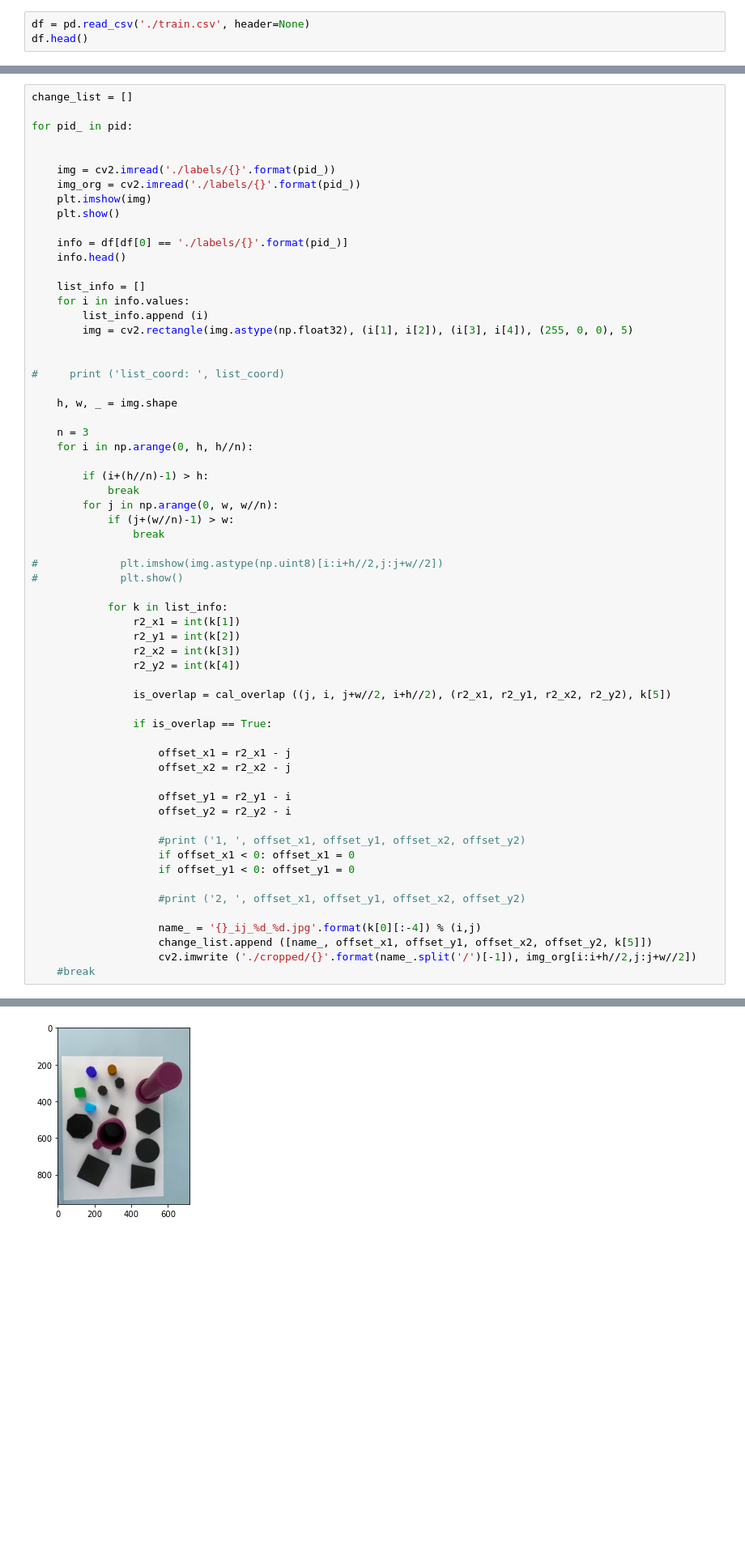
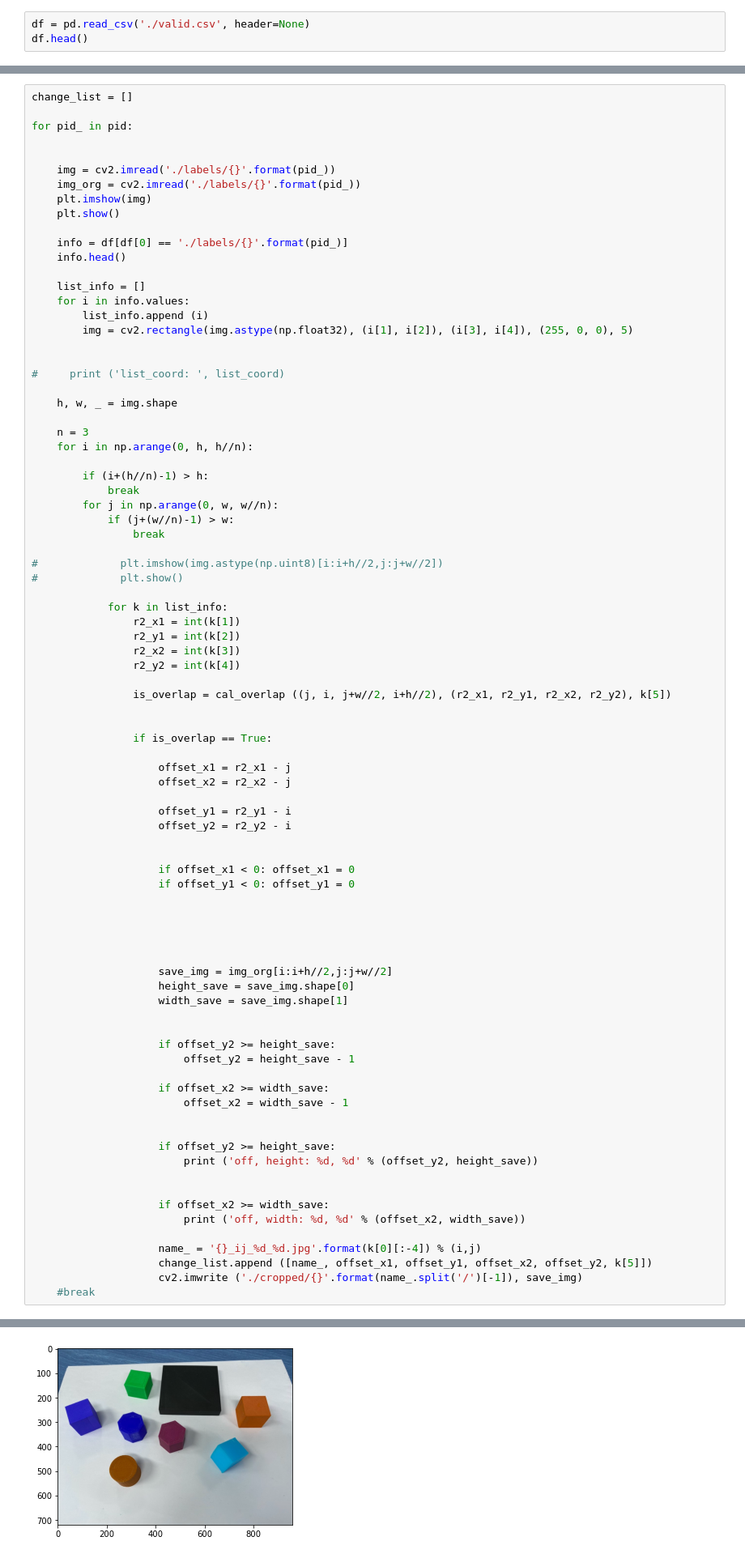
Before and after one commit to younggon2/Education-ComputerVision-DeepLearning, a Jupyter notebook: objects_split_into_smallobjects.ipynb, the cells around one changed output, grey strips where cells are left out. Shown at 81% size. Cells and saved outputs as stored; diff of their text form; blank space fills up the shorter version.

```diff
--- a/objects_split_into_smallobjects.ipynb
+++ b/objects_split_into_smallobjects.ipynb
@@ -5,7 +5,7 @@ import numpy as np
 import pandas as pd
 import matplotlib.pyplot as plt
 # %%
-df = pd.read_csv('./train.csv', header=None)
+df = pd.read_csv('./valid.csv', header=None)
 df.head()
 # %% [output]
 |  | 0 | 1 | 2 | 3 | 4 | 5 |
@@ -96,6 +96,7 @@ for pid_ in pid:
 
                 is_overlap = cal_overlap ((j, i, j+w//2, i+h//2), (r2_x1, r2_y1, r2_x2, r2_y2), k[5])
 
+
                 if is_overlap == True:
 
                     offset_x1 = r2_x1 - j
@@ -104,14 +105,35 @@ for pid_ in pid:
                     offset_y1 = r2_y1 - i
                     offset_y2 = r2_y2 - i
 
-                    #print ('1, ', offset_x1, offset_y1, offset_x2, offset_y2)
+
                     if offset_x1 < 0: offset_x1 = 0
                     if offset_y1 < 0: offset_y1 = 0
 
-                    #print ('2, ', offset_x1, offset_y1, offset_x2, offset_y2)
+
+
+
+
+                    save_img = img_org[i:i+h//2,j:j+w//2]
+                    height_save = save_img.shape[0]
+                    width_save = save_img.shape[1]
+
+
+                    if offset_y2 >= height_save:
+                        offset_y2 = height_save - 1
+
+                    if offset_x2 >= width_save:
+                        offset_x2 = width_save - 1
+
+
+                    if offset_y2 >= height_save:
+                        print ('off, height: %d, %d' % (offset_y2, height_save))
+
+
+                    if offset_x2 >= width_save:
+                        print ('off, width: %d, %d' % (offset_x2, width_save))
 
                     name_ = '{}_ij_%d_%d.jpg'.format(k[0][:-4]) % (i,j)
                     change_list.append ([name_, offset_x1, offset_y1, offset_x2, offset_y2, k[5]])
-                    cv2.imwrite ('./cropped/{}'.format(name_.split('/')[-1]), img_org[i:i+h//2,j:j+w//2])
+                    cv2.imwrite ('./cropped/{}'.format(name_.split('/')[-1]), save_img)
     #break
 # %% [output]
@@ -119 +141 @@ for pid_ in pid:
-[figure, old version]
+[figure, new version]
```
Also changed, not shown: parts of 5 cells of this notebook.
